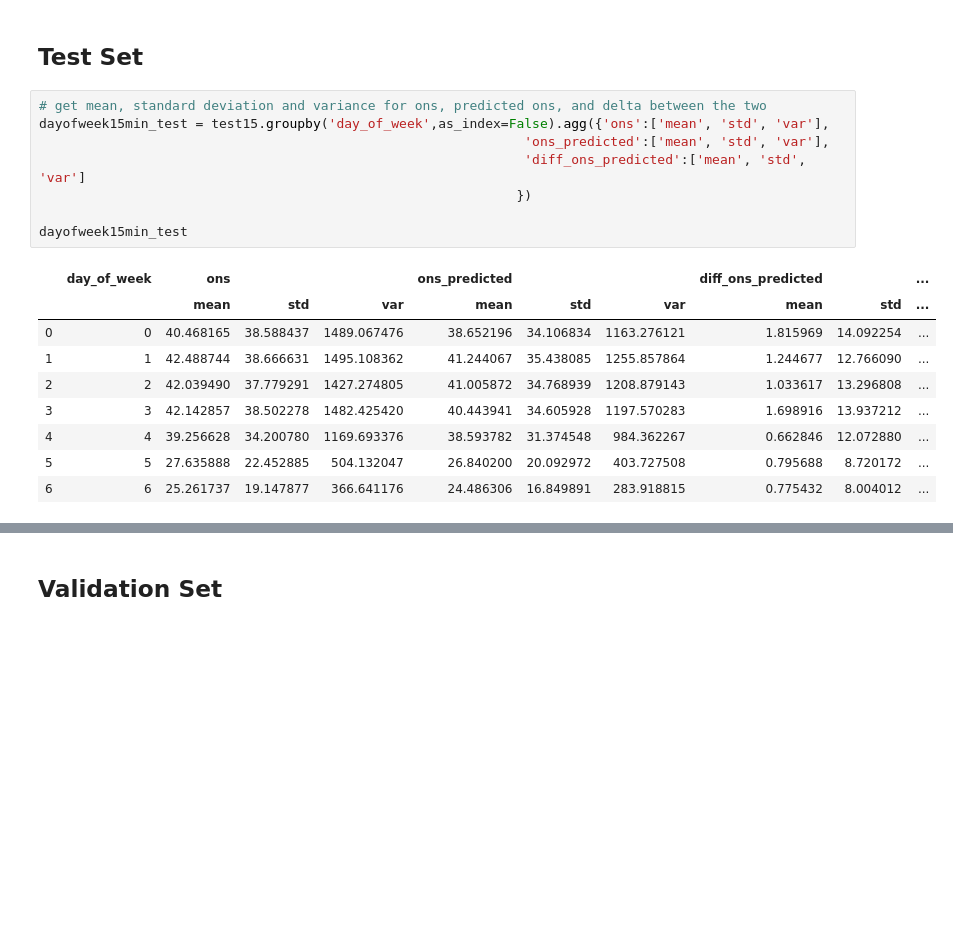
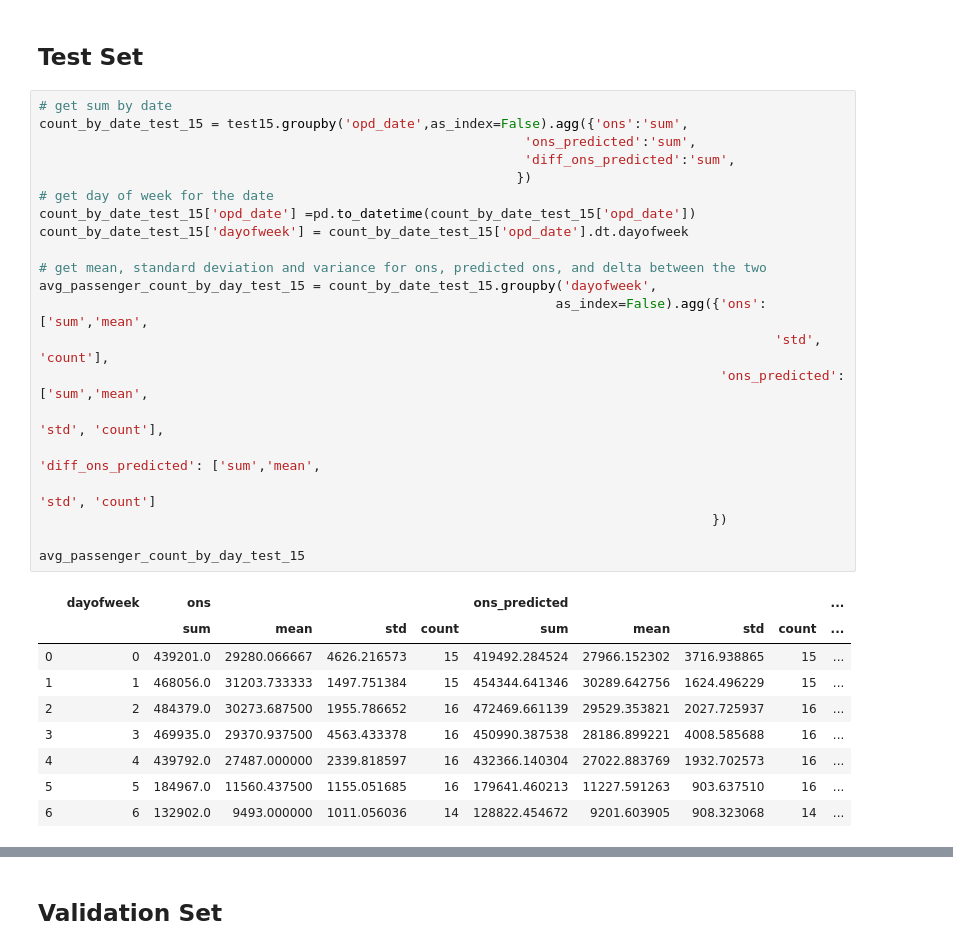
Before and after one commit to jacobw125/uw-msds-trac-capstone, a Jupyter notebook: evaluation/Ridership_by_Day_Evaluation.ipynb, the cells around one changed output, grey strips where cells are left out. Drawn from its saved outputs; the diff is of its cells as text; blank space fills up the shorter version.

```diff
--- a/evaluation/Ridership_by_Day_Evaluation.ipynb
+++ b/evaluation/Ridership_by_Day_Evaluation.ipynb
@@ -43,20 +46,33 @@ test15.columns,xval15.columns
 # %% [markdown]
 ## Test Set
 # %%
+# get sum by date
+count_by_date_test_15 = test15.groupby('opd_date',as_index=False).agg({'ons':'sum',
+                                                              'ons_predicted':'sum',
+                                                              'diff_ons_predicted':'sum',
+                                                             })
+# get day of week for the date
+count_by_date_test_15['opd_date'] =pd.to_datetime(count_by_date_test_15['opd_date'])
+count_by_date_test_15['dayofweek'] = count_by_date_test_15['opd_date'].dt.dayofweek
+
 # get mean, standard deviation and variance for ons, predicted ons, and delta between the two
-dayofweek15min_test = test15.groupby('day_of_week',as_index=False).agg({'ons':['mean', 'std', 'var'],
-                                                              'ons_predicted':['mean', 'std', 'var'],
-                                                              'diff_ons_predicted':['mean', 'std', 'var']
-                                                             })
+avg_passenger_count_by_day_test_15 = count_by_date_test_15.groupby('dayofweek',
+                                                                  as_index=False).agg({'ons':['sum','mean',
+                                                                                              'std', 'count'],
+                                                                                       'ons_predicted':['sum','mean',
+                                                                                                        'std', 'count'],
+                                                                                       'diff_ons_predicted': ['sum','mean',
+                                                                                                              'std', 'count']
+                                                                                      })
 
-dayofweek15min_test
+avg_passenger_count_by_day_test_15
 # %% [output]
-|  | day_of_week | ons |  |  | ons_predicted |  |  | diff_ons_predicted |  | ... |
-|  |  | mean | std | var | mean | std | var | mean | std | ... |
-| 0 | 0 | 40.468165 | 38.588437 | 1489.067476 | 38.652196 | 34.106834 | 1163.276121 | 1.815969 | 14.092254 | ... |
-| 1 | 1 | 42.488744 | 38.666631 | 1495.108362 | 41.244067 | 35.438085 | 1255.857864 | 1.244677 | 12.766090 | ... |
-| 2 | 2 | 42.039490 | 37.779291 | 1427.274805 | 41.005872 | 34.768939 | 1208.879143 | 1.033617 | 13.296808 | ... |
-| 3 | 3 | 42.142857 | 38.502278 | 1482.425420 | 40.443941 | 34.605928 | 1197.570283 | 1.698916 | 13.937212 | ... |
-| 4 | 4 | 39.256628 | 34.200780 | 1169.693376 | 38.593782 | 31.374548 | 984.362267 | 0.662846 | 12.072880 | ... |
-| 5 | 5 | 27.635888 | 22.452885 | 504.132047 | 26.840200 | 20.092972 | 403.727508 | 0.795688 | 8.720172 | ... |
-| 6 | 6 | 25.261737 | 19.147877 | 366.641176 | 24.486306 | 16.849891 | 283.918815 | 0.775432 | 8.004012 | ... |
+|  | dayofweek | ons |  |  |  | ons_predicted |  |  |  | ... |
+|  |  | sum | mean | std | count | sum | mean | std | count | ... |
+| 0 | 0 | 439201.0 | 29280.066667 | 4626.216573 | 15 | 419492.284524 | 27966.152302 | 3716.938865 | 15 | ... |
+| 1 | 1 | 468056.0 | 31203.733333 | 1497.751384 | 15 | 454344.641346 | 30289.642756 | 1624.496229 | 15 | ... |
+| 2 | 2 | 484379.0 | 30273.687500 | 1955.786652 | 16 | 472469.661139 | 29529.353821 | 2027.725937 | 16 | ... |
+| 3 | 3 | 469935.0 | 29370.937500 | 4563.433378 | 16 | 450990.387538 | 28186.899221 | 4008.585688 | 16 | ... |
+| 4 | 4 | 439792.0 | 27487.000000 | 2339.818597 | 16 | 432366.140304 | 27022.883769 | 1932.702573 | 16 | ... |
+| 5 | 5 | 184967.0 | 11560.437500 | 1155.051685 | 16 | 179641.460213 | 11227.591263 | 903.637510 | 16 | ... |
+| 6 | 6 | 132902.0 | 9493.000000 | 1011.056036 | 14 | 128822.454672 | 9201.603905 | 908.323068 | 14 | ... |
```
Also changed, not shown: parts of 16 cells of this notebook.
